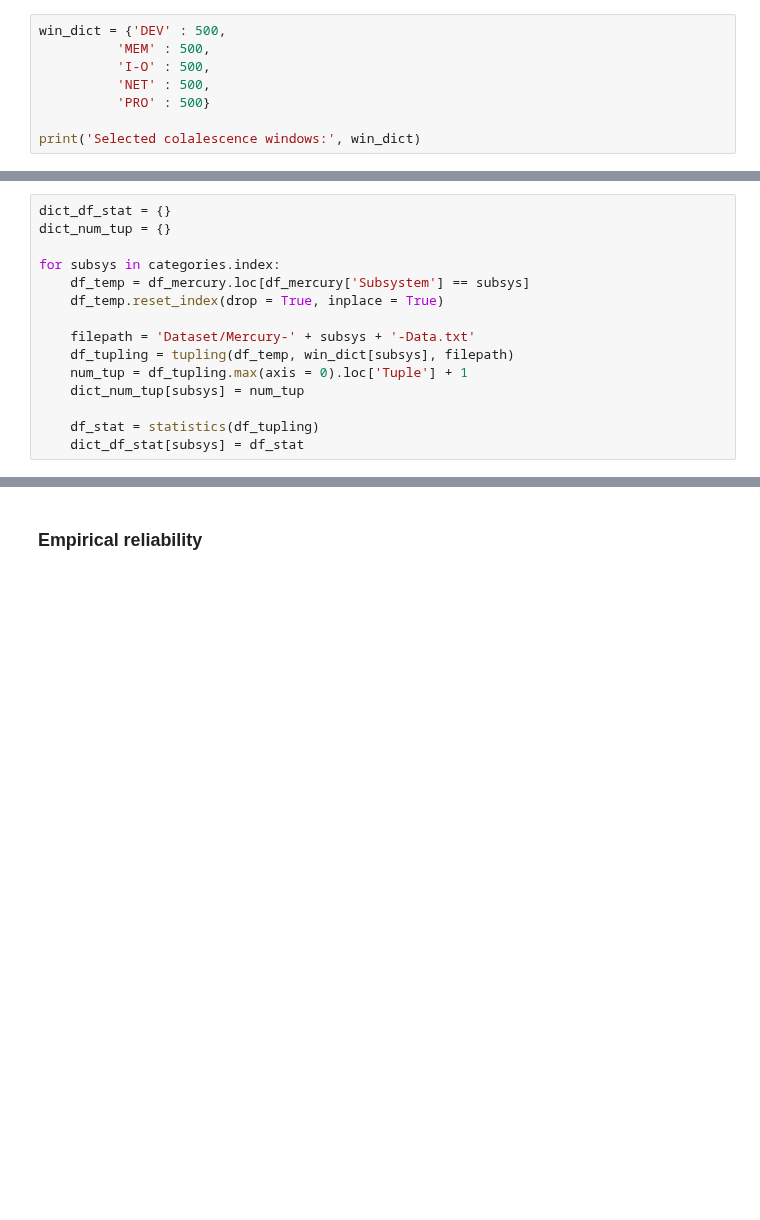
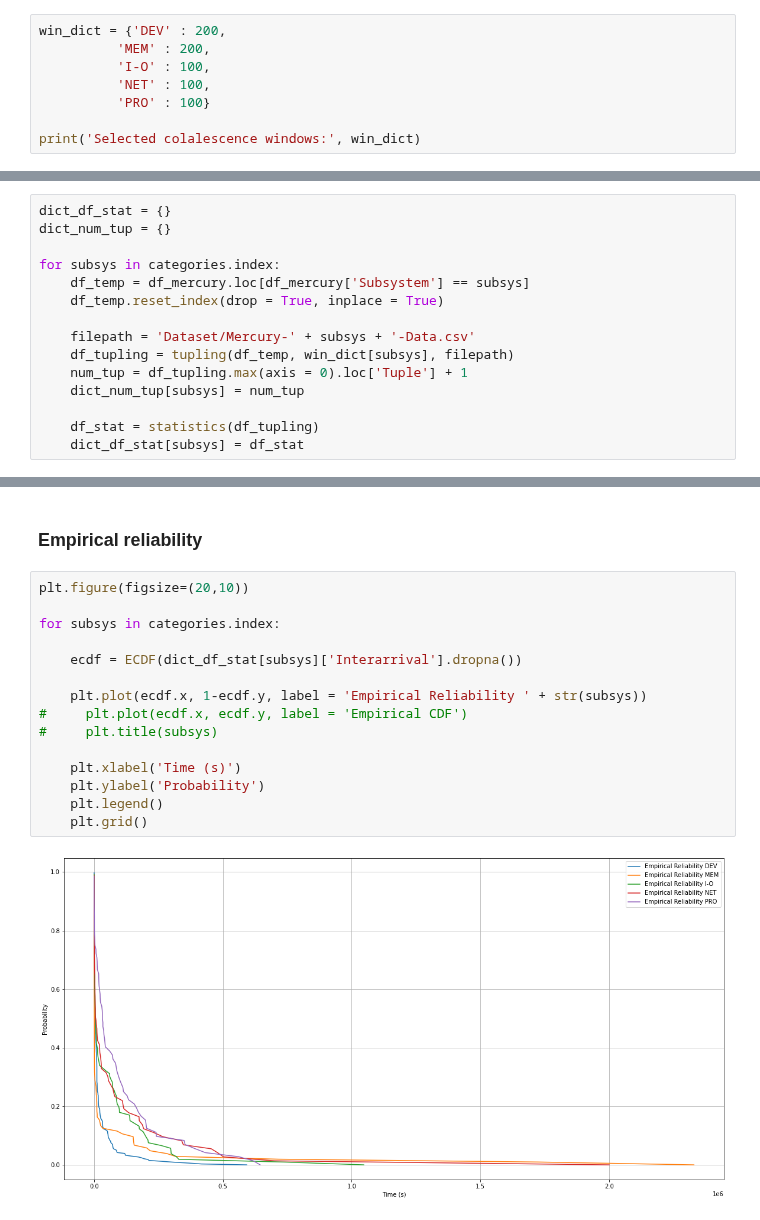
Before and after one commit to GuidoDC97/IE, a Jupyter notebook: Esercizio 5 FFDA/FFDA.ipynb, the cells around one changed output, grey strips where cells are left out. Cells and saved outputs as stored; diff of their text form; blank space fills up the shorter version.

```diff
--- a/Esercizio 5 FFDA/FFDA.ipynb
+++ b/Esercizio 5 FFDA/FFDA.ipynb
@@ -569,8 +596,8 @@ for subsys in categories.index:
 # %%
-win_dict = {'DEV' : 500,
-          'MEM' : 500,
-          'I-O' : 500,
-          'NET' : 500,
-          'PRO' : 500}
+win_dict = {'DEV' : 200,
+          'MEM' : 200,
+          'I-O' : 100,
+          'NET' : 100,
+          'PRO' : 100}
 
 print('Selected colalescence windows:', win_dict)
@@ -584,7 +613,7 @@ for subsys in categories.index:
     df_temp = df_mercury.loc[df_mercury['Subsystem'] == subsys]
     df_temp.reset_index(drop = True, inplace = True)
 
-    filepath = 'Dataset/Mercury-' + subsys + '-Data.txt'
+    filepath = 'Dataset/Mercury-' + subsys + '-Data.csv'
     df_tupling = tupling(df_temp, win_dict[subsys], filepath)
     num_tup = df_tupling.max(axis = 0).loc['Tuple'] + 1
     dict_num_tup[subsys] = num_tup
@@ -596,2 +637,19 @@ print('Number of tuples:', dict_num_tup)
 # %% [markdown]
 ### Empirical reliability
+# %%
+plt.figure(figsize=(20,10))
+
+for subsys in categories.index:
+
+    ecdf = ECDF(dict_df_stat[subsys]['Interarrival'].dropna())
+
+    plt.plot(ecdf.x, 1-ecdf.y, label = 'Empirical Reliability ' + str(subsys))
+#     plt.plot(ecdf.x, ecdf.y, label = 'Empirical CDF')
+#     plt.title(subsys)
+
+    plt.xlabel('Time (s)')
+    plt.ylabel('Probability')
+    plt.legend()
+    plt.grid()
+# %% [output]
+[figure, added]
```
Also changed, not shown: parts of 20 cells of this notebook, 5 other files.
